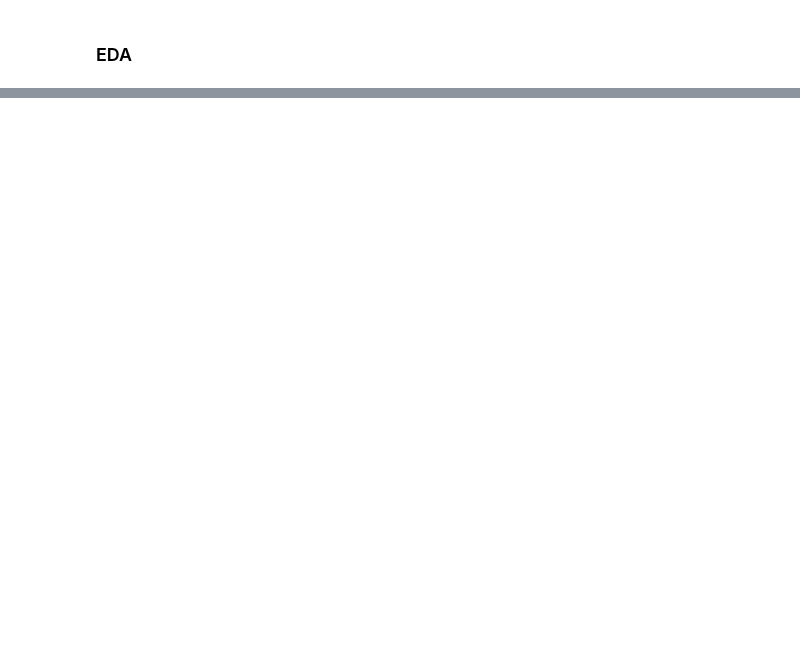
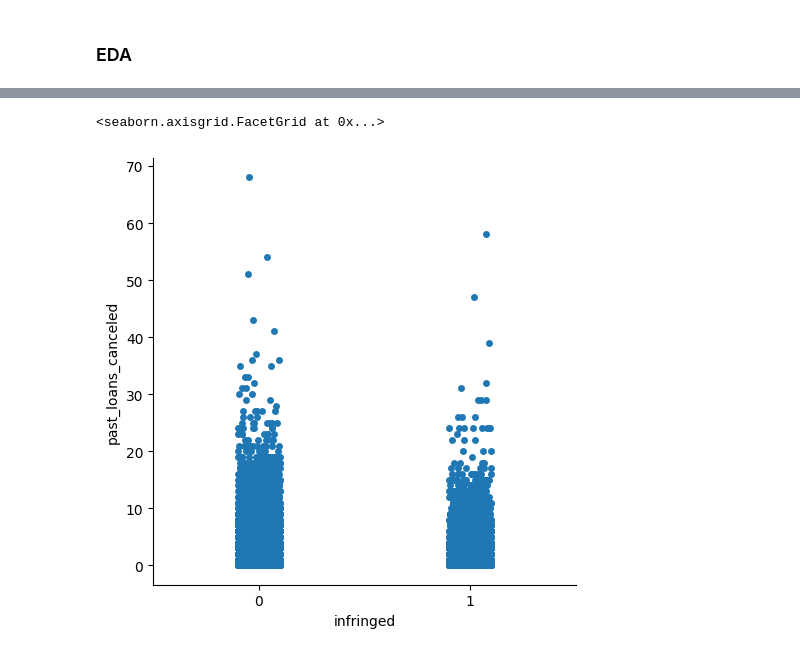
Before and after one commit to bluuuk/security-privacy, a Jupyter notebook: notebooks/eda.ipynb, the cells around one changed output, grey strips where cells are left out. Saved outputs shown, nothing was run; the diff lists cells and outputs as text; code cells hidden in the pictures; blank space fills up the shorter version.

```diff
--- a/notebooks/eda.ipynb
+++ b/notebooks/eda.ipynb
@@ -32,5 +27,8 @@ sb.countplot(x ='gender', hue = "infringed", data = df_loans_processed, ax= axes
 # %%
-sb.catplot(data=df_loans_processed, x="infringed", y="past_loans_canceled")
+sb.catplot(data=df_loans, x="infringed", y="past_loans_canceled")
+# %% [output]
+<seaborn.axisgrid.FacetGrid at 0x...>
+[figure, added]
 # %%
 cond = df_loans['infringed'] == 1
 df_infriged = df_loans[cond]
```
Also changed, not shown: parts of 6 cells of this notebook.
